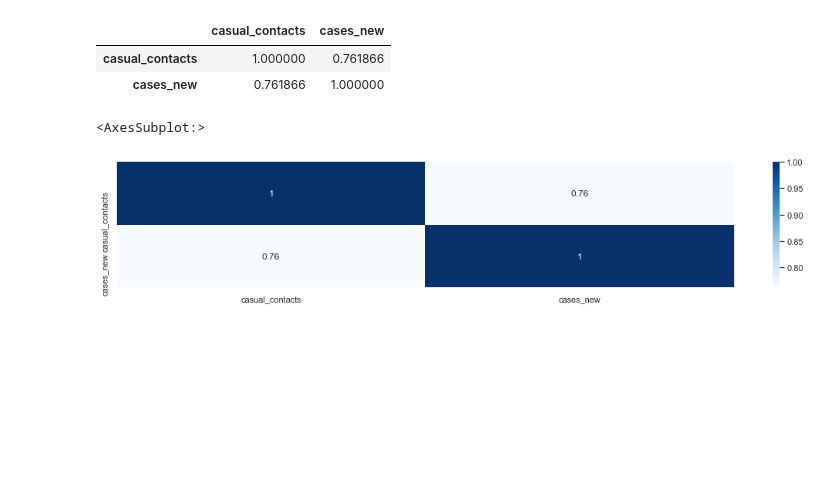
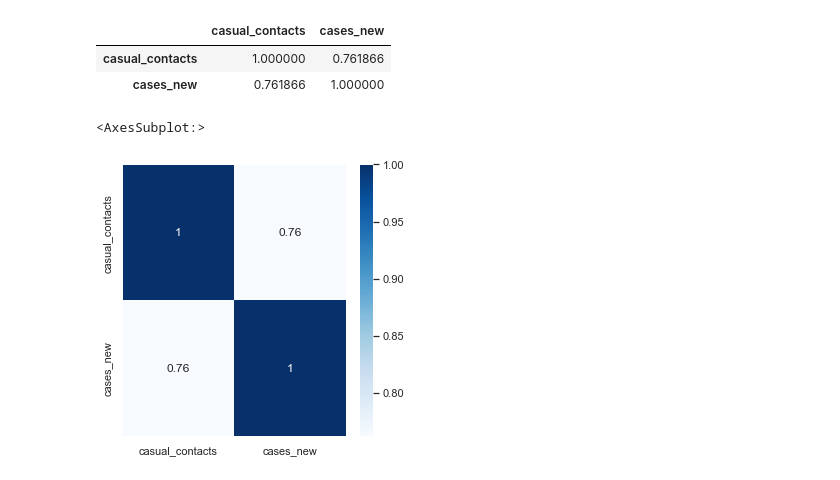
Before and after one commit to sidharrth2002/covid-streamlit-2, a Jupyter notebook: exploration.ipynb, the cells around one changed output. Drawn from its saved outputs; the diff is of its cells as text; code cells hidden in the pictures; blank space fills up the shorter version.

```diff
--- a/exploration.ipynb
+++ b/exploration.ipynb
@@ -1850,7 +1888,8 @@ corr
 | casual_contacts | 1.000000 | 0.761866 |
 | cases_new | 0.761866 | 1.000000 |
 # %%
+plt.figure(figsize=(5,5))
 sns.heatmap(corr, annot=True,cmap='Blues')
 # %% [output]
 <AxesSubplot:>
-[figure, old version]
+[figure, new version]
```
Also changed, not shown: parts of 26 cells of this notebook, 1 other file.
